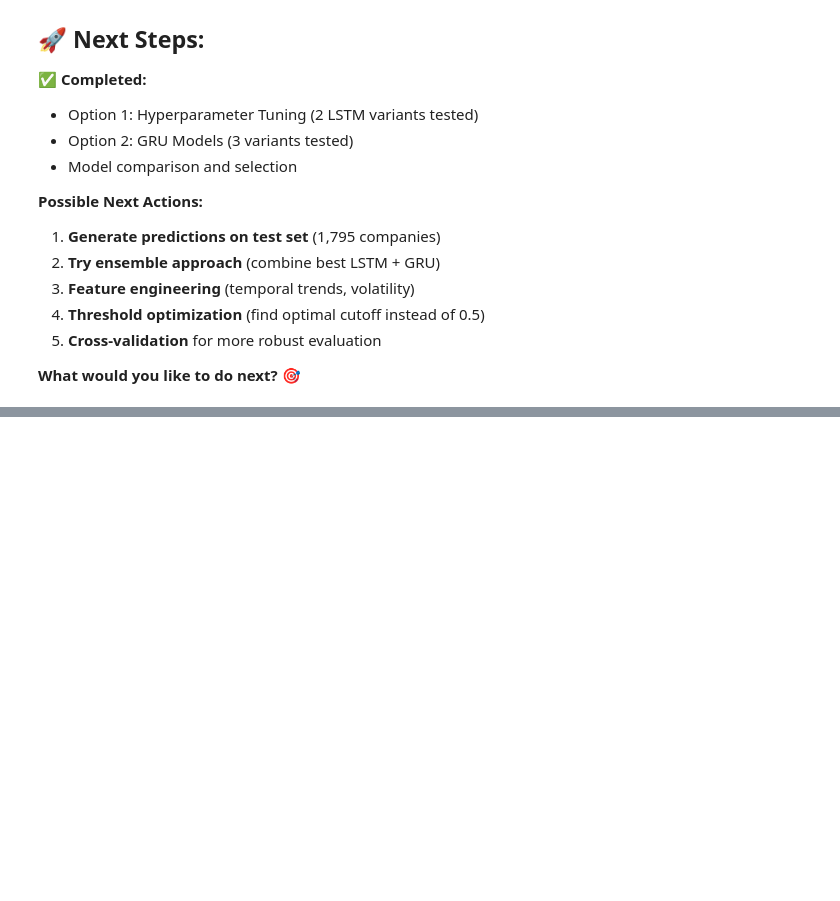
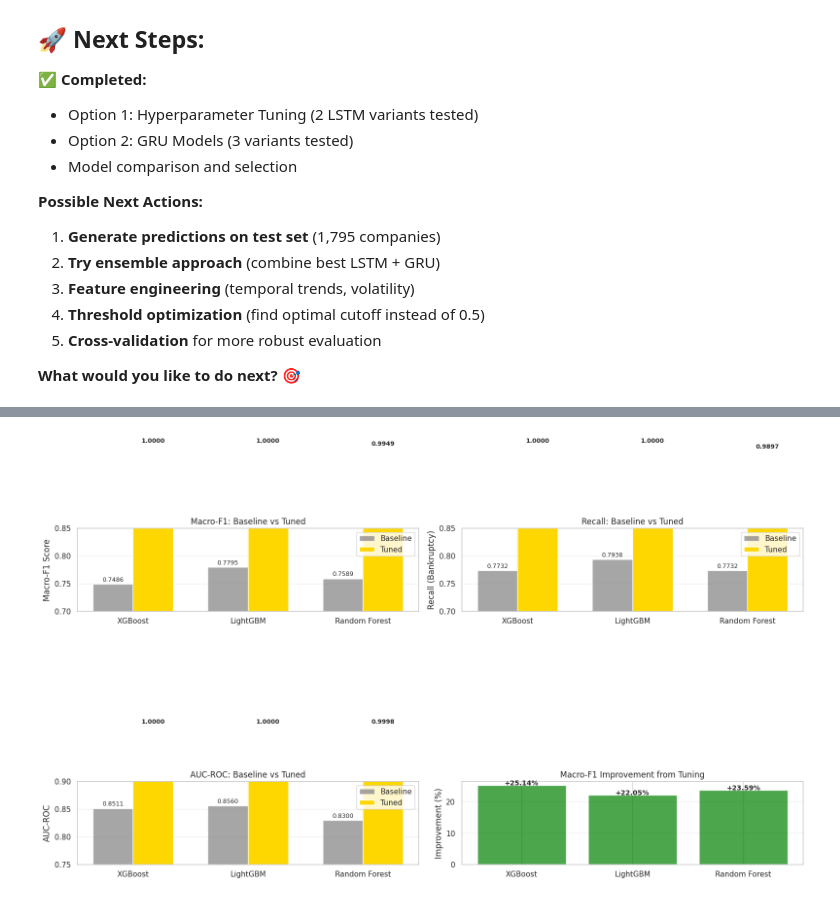
Before and after one commit to c0d3l0v3r-HeHe/Predict2Protect-Hackathon-ISMDhanbad, a Jupyter notebook: notebook.ipynb, the cells around one changed output, grey strips where cells are left out. Saved outputs shown, nothing was run; the diff lists cells and outputs as text; code cells hidden in the pictures; blank space fills up the shorter version.

```diff
--- a/notebook.ipynb
+++ b/notebook.ipynb
@@ -2204,0 +3715,83 @@ Performance:
+# %%
+# Visualize baseline vs tuned comparison
+fig, axes = plt.subplots(2, 2, figsize=(16, 12))
+
+models = ['XGBoost', 'LightGBM', 'Random Forest']
+colors = ['skyblue', 'lightcoral', 'lightgreen']
+
+# Plot 1: Macro-F1 Comparison
+baseline_f1 = [xgb_macro_f1, lgb_macro_f1, rf_macro_f1]
+tuned_f1 = [xgb_tuned_macro_f1, lgb_tuned_macro_f1, rf_tuned_macro_f1]
+
+x = np.arange(len(models))
+width = 0.35
+
+axes[0, 0].bar(x - width/2, baseline_f1, width, label='Baseline', color='gray', alpha=0.7)
+axes[0, 0].bar(x + width/2, tuned_f1, width, label='Tuned', color='gold')
+axes[0, 0].set_ylabel('Macro-F1 Score')
+axes[0, 0].set_title('Macro-F1: Baseline vs Tuned')
+axes[0, 0].set_xticks(x)
+axes[0, 0].set_xticklabels(models)
+axes[0, 0].legend()
+axes[0, 0].set_ylim(0.7, 0.85)
+axes[0, 0].grid(axis='y', alpha=0.3)
+
+# Add value labels
+for i, (b, t) in enumerate(zip(baseline_f1, tuned_f1)):
+    axes[0, 0].text(i - width/2, b + 0.005, f'{b:.4f}', ha='center', fontsize=9)
+    axes[0, 0].text(i + width/2, t + 0.005, f'{t:.4f}', ha='center', fontsize=9, fontweight='bold')
+
+# Plot 2: Recall Comparison
+baseline_recall = [xgb_recall, lgb_recall, rf_recall]
+tuned_recall = [xgb_tuned_recall, lgb_tuned_recall, rf_tuned_recall]
+
+axes[0, 1].bar(x - width/2, baseline_recall, width, label='Baseline', color='gray', alpha=0.7)
+axes[0, 1].bar(x + width/2, tuned_recall, width, label='Tuned', color='gold')
+axes[0, 1].set_ylabel('Recall (Bankruptcy)')
+axes[0, 1].set_title('Recall: Baseline vs Tuned')
+axes[0, 1].set_xticks(x)
+axes[0, 1].set_xticklabels(models)
+axes[0, 1].legend()
+axes[0, 1].set_ylim(0.7, 0.85)
+axes[0, 1].grid(axis='y', alpha=0.3)
+
+for i, (b, t) in enumerate(zip(baseline_recall, tuned_recall)):
+    axes[0, 1].text(i - width/2, b + 0.005, f'{b:.4f}', ha='center', fontsize=9)
+    axes[0, 1].text(i + width/2, t + 0.005, f'{t:.4f}', ha='center', fontsize=9, fontweight='bold')
+
+# Plot 3: AUC-ROC Comparison
+baseline_auc = [xgb_auc, lgb_auc, rf_auc]
+tuned_auc = [xgb_tuned_auc, lgb_tuned_auc, rf_tuned_auc]
+
+axes[1, 0].bar(x - width/2, baseline_auc, width, label='Baseline', color='gray', alpha=0.7)
+axes[1, 0].bar(x + width/2, tuned_auc, width, label='Tuned', color='gold')
+axes[1, 0].set_ylabel('AUC-ROC')
+axes[1, 0].set_title('AUC-ROC: Baseline vs Tuned')
+axes[1, 0].set_xticks(x)
+axes[1, 0].set_xticklabels(models)
+axes[1, 0].legend()
+axes[1, 0].set_ylim(0.75, 0.90)
+axes[1, 0].grid(axis='y', alpha=0.3)
+
+for i, (b, t) in enumerate(zip(baseline_auc, tuned_auc)):
+    axes[1, 0].text(i - width/2, b + 0.005, f'{b:.4f}', ha='center', fontsize=9)
+    axes[1, 0].text(i + width/2, t + 0.005, f'{t:.4f}', ha='center', fontsize=9, fontweight='bold')
+
+# Plot 4: Improvement Percentage
+improvements = [xgb_improvement, lgb_improvement, rf_improvement]
+colors_imp = ['green' if x > 0 else 'red' for x in improvements]
+
+axes[1, 1].bar(models, improvements, color=colors_imp, alpha=0.7)
+axes[1, 1].set_ylabel('Improvement (%)')
+axes[1, 1].set_title('Macro-F1 Improvement from Tuning')
+axes[1, 1].axhline(y=0, color='black', linestyle='-', linewidth=0.5)
+axes[1, 1].grid(axis='y', alpha=0.3)
+
+for i, v in enumerate(improvements):
+    axes[1, 1].text(i, v + 0.1 if v > 0 else v - 0.1, f'{v:+.2f}%',
+                    ha='center', fontsize=10, fontweight='bold')
+
+plt.tight_layout()
+plt.show()
+# %% [output]
+[figure, added]
```
Also changed, not shown: parts of 51 cells of this notebook, 11 other files.
